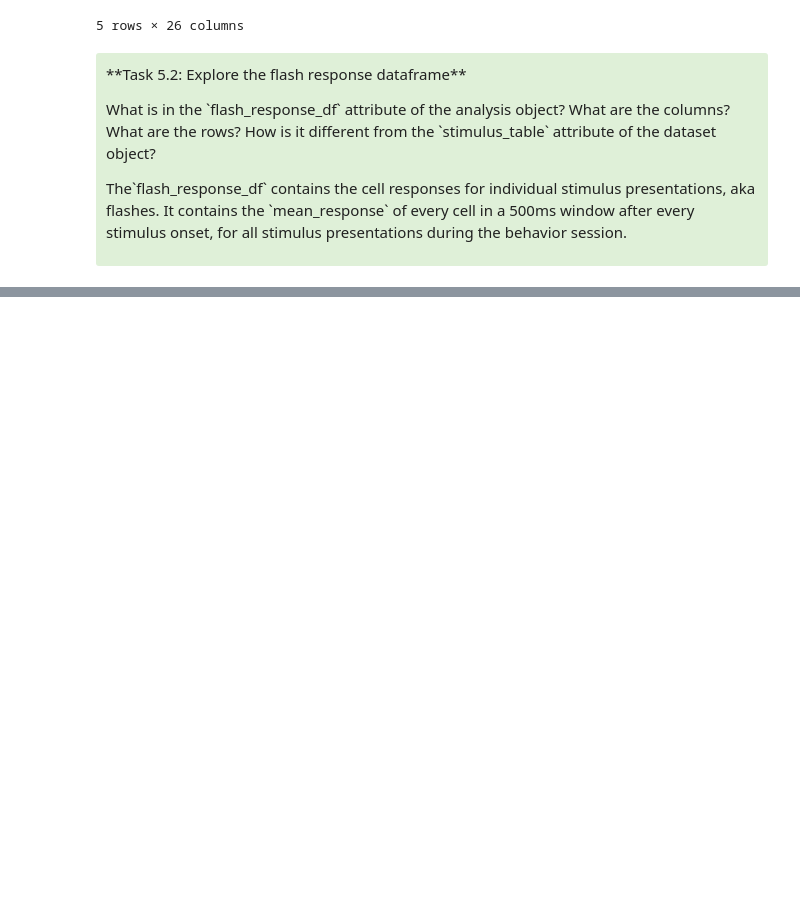
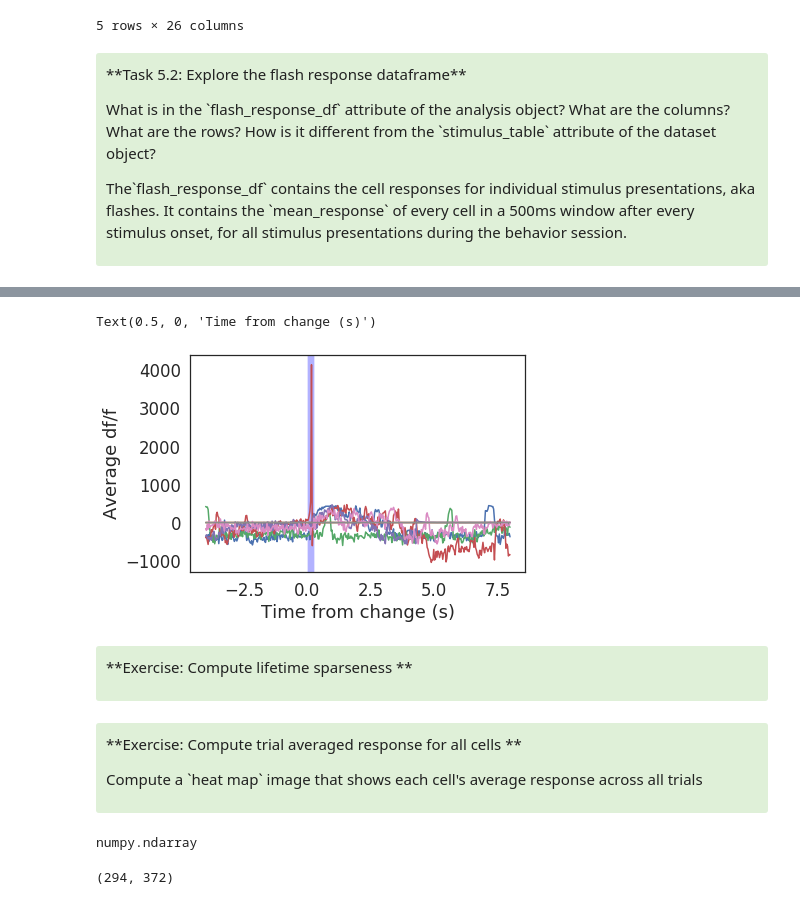
Before and after one commit to AllenInstitute/SWDB_2019, a Jupyter notebook: DynamicBrain/VisualBehavior_alex_exercises.ipynb, the cells around one changed output, grey strips where cells are left out. Saved outputs shown, nothing was run; the diff lists cells and outputs as text; code cells hidden in the pictures; blank space fills up the shorter version.

```diff
--- a/DynamicBrain/VisualBehavior_alex_exercises.ipynb
+++ b/DynamicBrain/VisualBehavior_alex_exercises.ipynb
@@ -844,0 +919,28 @@ fr.head()
+# %%
+unique_images = tr.change_image_name.unique()
+for image in unique_images:
+    timestamps, average_dff = get_average_dff_by_image(cell_id, image)
+    plt.plot(timestamps, average_dff)
+plt.axvspan(0, 0.25 ,alpha=0.3,facecolor='blue')
+plt.ylabel('Average df/f')
+plt.xlabel('Time from change (s)')
+# %% [output]
+Text(0.5, 0, 'Time from change (s)')
+[figure, added]
+# %% [markdown]
+<div style="background: #DFF0D8; border-radius: 3px; padding: 10px;">
+<p>**Exercise: Compute lifetime sparseness **
+
+<p>
+
+
+</div>
+# %% [markdown]
+
+<div style="background: #DFF0D8; border-radius: 3px; padding: 10px;">
+<p>**Exercise: Compute trial averaged response for all cells **
+
+<p> Compute a `heat map` image that shows each cell's average response across all trials
+
+
+</div>
@@ -844,0 +971,8 @@ fr.head()
+# %%
+type(heatmap)
+# %% [output]
+numpy.ndarray
+# %%
+np.shape(heatmap)
+# %% [output]
+(294, 372)
```
Also changed, not shown: parts of 29 cells of this notebook.
